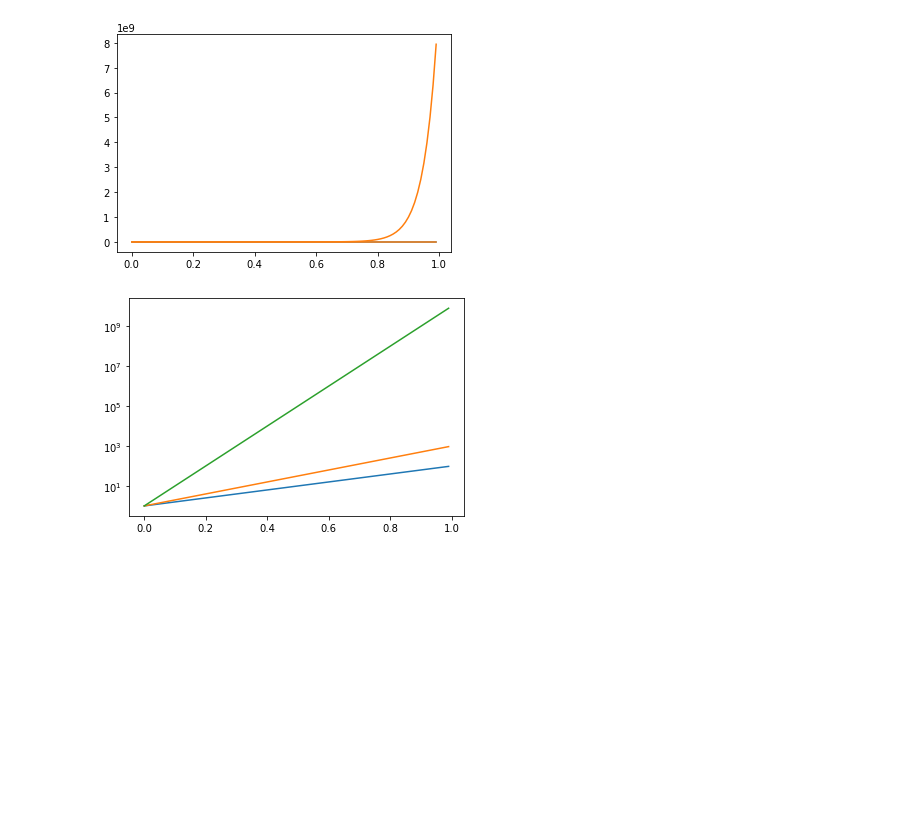
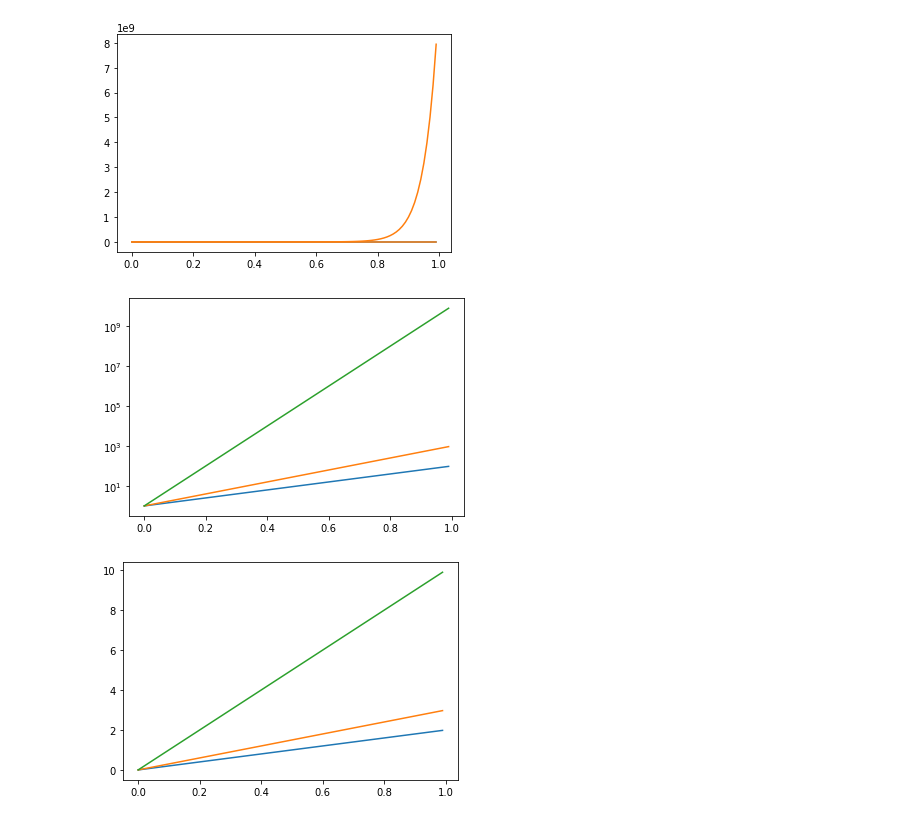
Before and after one commit to UO-Geophysics/sw4_strain, a Jupyter notebook: log-linear_plot_understanding.ipynb, the cells around one changed output. Cells and saved outputs as stored; diff of their text form; code cells hidden in the pictures; blank space fills up the shorter version.

```diff
--- a/log-linear_plot_understanding.ipynb
+++ b/log-linear_plot_understanding.ipynb
@@ -16,7 +16,14 @@ plt.plot(x, y_10, color = 'C1');
 # %%
 plt.plot(x, y_2, color = 'C0')
 plt.plot(x, y_3, color = 'C1')
 plt.plot(x, y_10, color = 'C2')
-plt.semilogy();
+plt.semilogy()
+plt.show();
+
+plt.plot(x, 2*x)
+plt.plot(x, 3*x)
+plt.plot(x, 10*x)
+plt.show()
 # %% [output]
 [figure]
+[figure, added]
```
Also changed, not shown: 3 other files.
